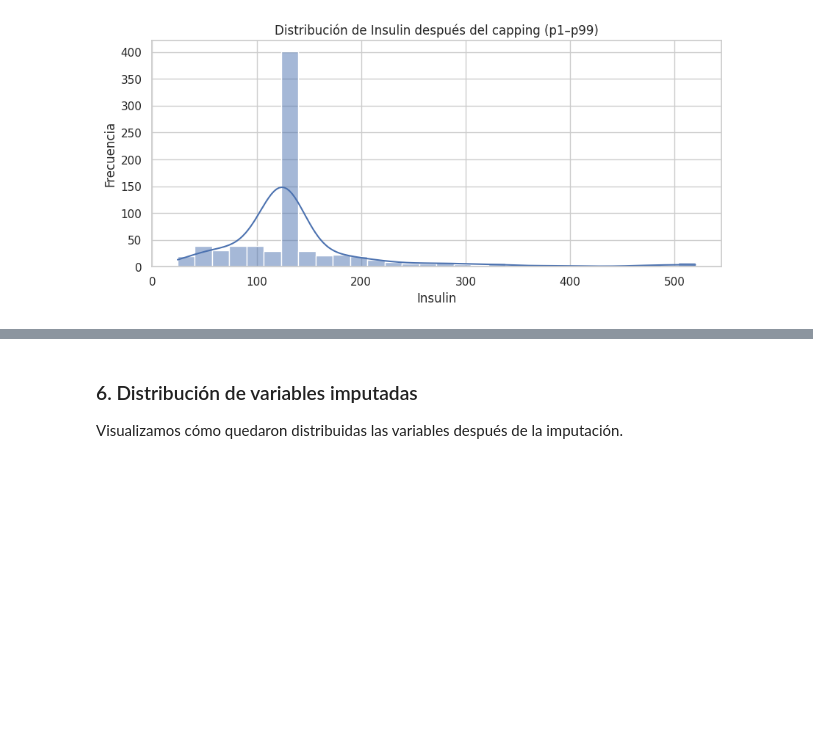
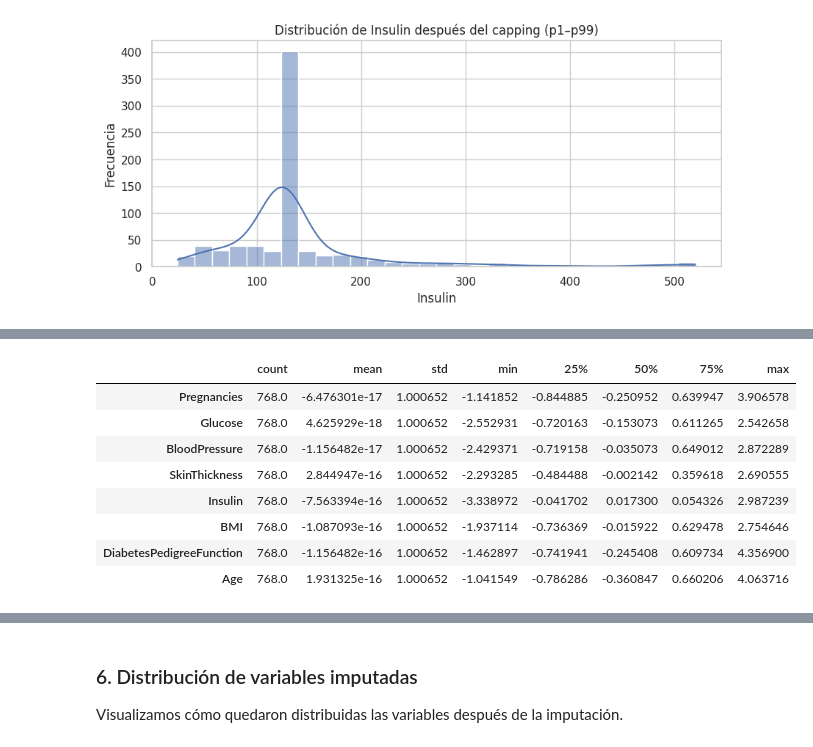
Before and after one commit to alexormx/mlflow-diabetes-prediction, a Jupyter notebook: notebooks/02_preprocessing.ipynb, the cells around one changed output, grey strips where cells are left out. Saved outputs shown, nothing was run; the diff lists cells and outputs as text; code cells hidden in the pictures; blank space fills up the shorter version.

```diff
--- a/notebooks/02_preprocessing.ipynb
+++ b/notebooks/02_preprocessing.ipynb
@@ -166,0 +202,20 @@ df.rename(columns={'Insulin_log': 'Insulin'}, inplace=True)
+# %%
+# Columnas numéricas a escalar (ya imputadas y transformadas si aplica)
+cols_to_scale = ['Pregnancies', 'Glucose', 'BloodPressure', 'SkinThickness',
+                 'Insulin', 'BMI', 'DiabetesPedigreeFunction', 'Age']
+# %%
+scaler = StandardScaler()
+df_scaled = df.copy()
+df_scaled[cols_to_scale] = scaler.fit_transform(df[cols_to_scale])
+# %%
+df_scaled[cols_to_scale].describe().T
+# %% [output]
+|  | count | mean | std | min | 25% | 50% | 75% | max |
+| Pregnancies | 768.0 | -6.476301e-17 | 1.000652 | -1.141852 | -0.844885 | -0.250952 | 0.639947 | 3.906578 |
+| Glucose | 768.0 | 4.625929e-18 | 1.000652 | -2.552931 | -0.720163 | -0.153073 | 0.611265 | 2.542658 |
+| BloodPressure | 768.0 | -1.156482e-17 | 1.000652 | -2.429371 | -0.719158 | -0.035073 | 0.649012 | 2.872289 |
+| SkinThickness | 768.0 | 2.844947e-16 | 1.000652 | -2.293285 | -0.484488 | -0.002142 | 0.359618 | 2.690555 |
+| Insulin | 768.0 | -7.563394e-16 | 1.000652 | -3.338972 | -0.041702 | 0.017300 | 0.054326 | 2.987239 |
+| BMI | 768.0 | -1.087093e-16 | 1.000652 | -1.937114 | -0.736369 | -0.015922 | 0.629478 | 2.754646 |
+| DiabetesPedigreeFunction | 768.0 | -1.156482e-16 | 1.000652 | -1.462897 | -0.741941 | -0.245408 | 0.609734 | 4.356900 |
+| Age | 768.0 | 1.931325e-16 | 1.000652 | -1.041549 | -0.786286 | -0.360847 | 0.660206 | 4.063716 |
```
Also changed, not shown: parts of 13 cells of this notebook.
